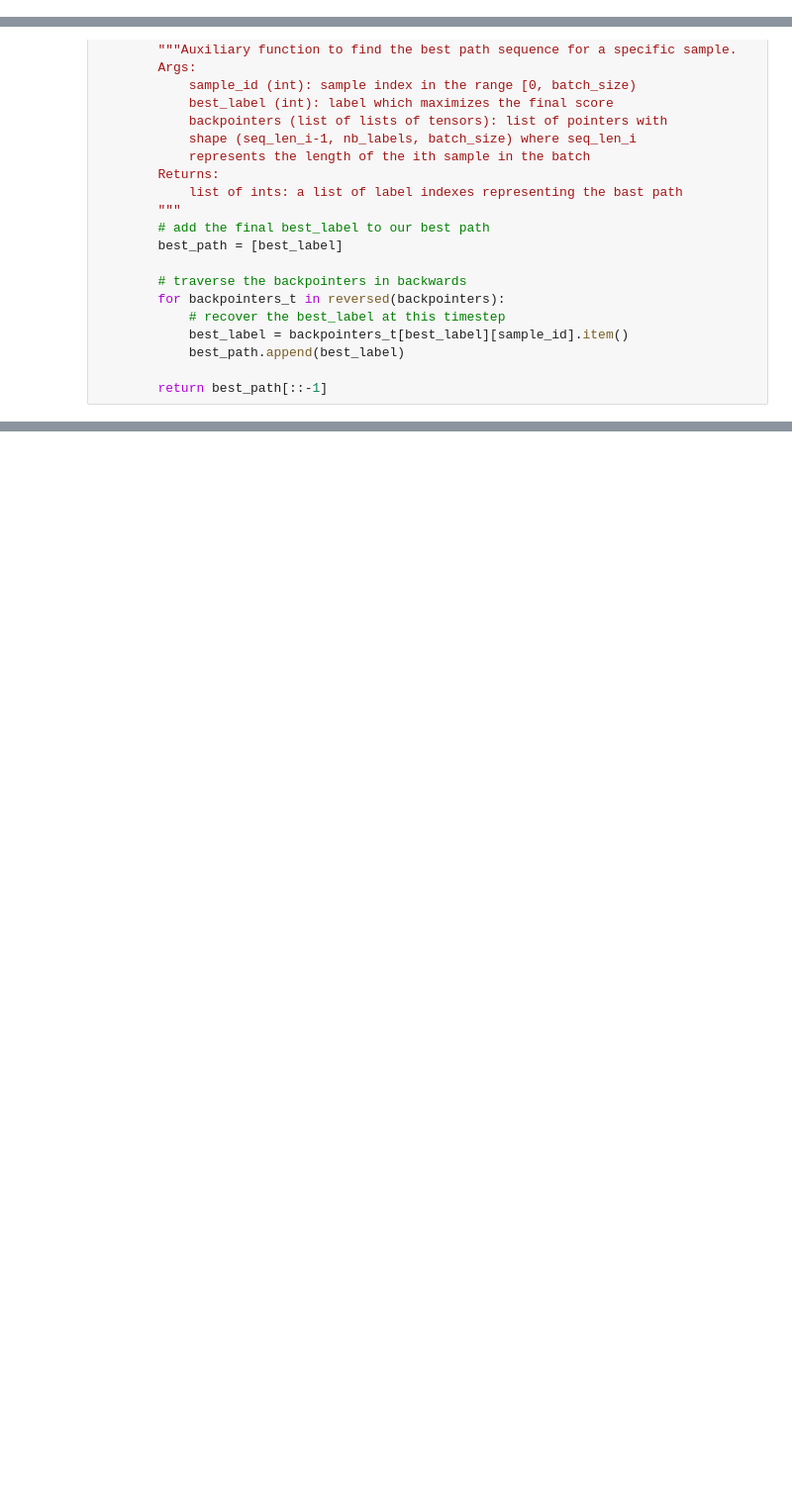
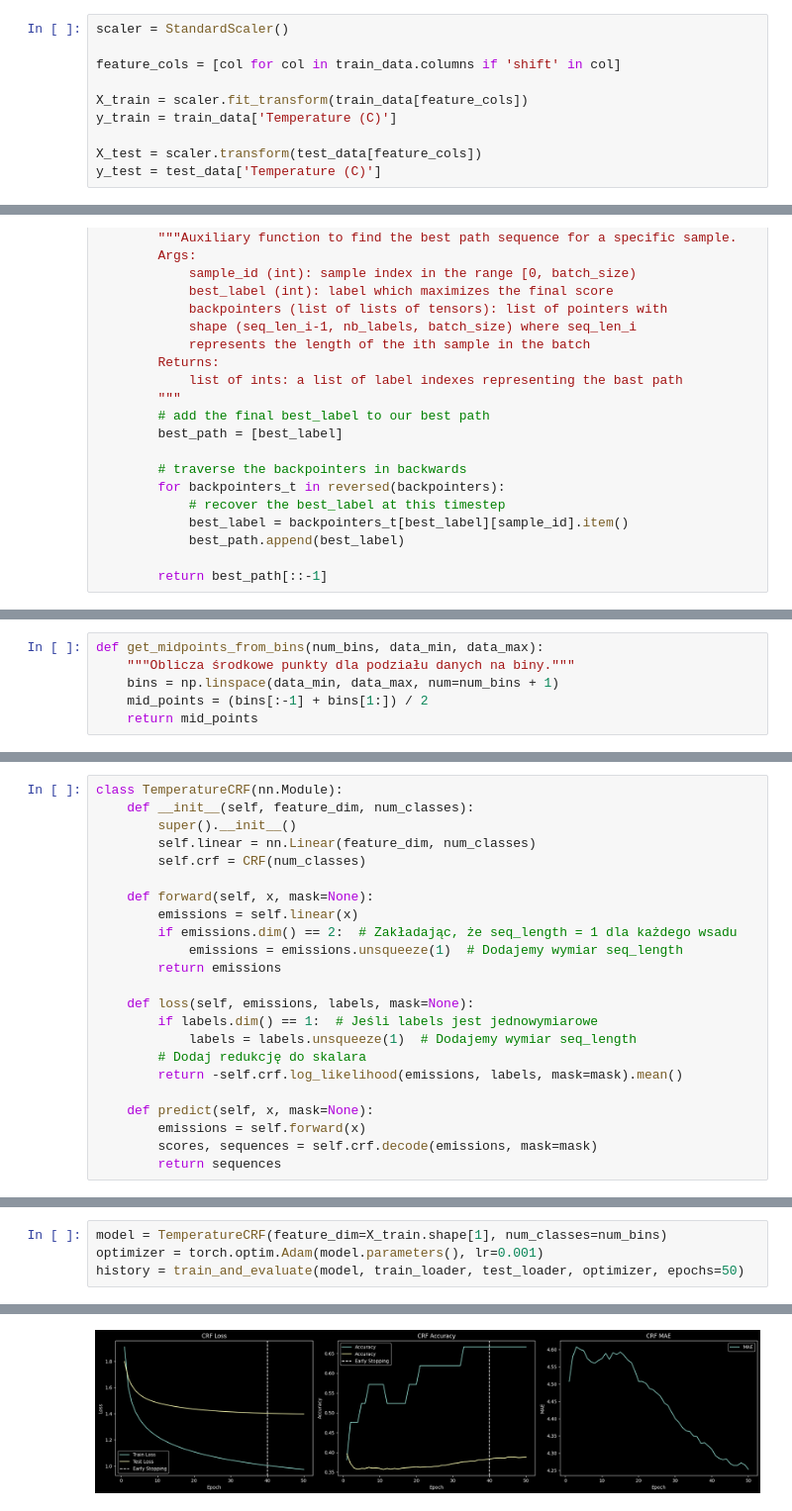
Before and after one commit to paltdariusz/pgm_project, a Jupyter notebook: CRF/CRF.ipynb, the cells around one changed output, grey strips where cells are left out. Shown at 99% size. Saved outputs shown, nothing was run; the diff lists cells and outputs as text; blank space fills up the shorter version.

```diff
--- a/CRF/CRF.ipynb
+++ b/CRF/CRF.ipynb
@@ -31,0 +77,10 @@ df.head()
+# %%
+scaler = StandardScaler()
+
+feature_cols = [col for col in train_data.columns if 'shift' in col]
+
+X_train = scaler.fit_transform(train_data[feature_cols])
+y_train = train_data['Temperature (C)']
+
+X_test = scaler.transform(test_data[feature_cols])
+y_test = test_data['Temperature (C)']
@@ -301,0 +511,6 @@ class SequenceClassifier(nn.Module):
+# %%
+def get_midpoints_from_bins(num_bins, data_min, data_max):
+    """Oblicza środkowe punkty dla podziału danych na biny."""
+    bins = np.linspace(data_min, data_max, num=num_bins + 1)
+    mid_points = (bins[:-1] + bins[1:]) / 2
+    return mid_points
@@ -301,0 +598,23 @@ class SequenceClassifier(nn.Module):
+# %%
+class TemperatureCRF(nn.Module):
+    def __init__(self, feature_dim, num_classes):
+        super().__init__()
+        self.linear = nn.Linear(feature_dim, num_classes)
+        self.crf = CRF(num_classes)
+
+    def forward(self, x, mask=None):
+        emissions = self.linear(x)
+        if emissions.dim() == 2:  # Zakładając, że seq_length = 1 dla każdego wsadu
+            emissions = emissions.unsqueeze(1)  # Dodajemy wymiar seq_length
+        return emissions
+
+    def loss(self, emissions, labels, mask=None):
+        if labels.dim() == 1:  # Jeśli labels jest jednowymiarowe
+            labels = labels.unsqueeze(1)  # Dodajemy wymiar seq_length
+        # Dodaj redukcję do skalara
+        return -self.crf.log_likelihood(emissions, labels, mask=mask).mean()
+
+    def predict(self, x, mask=None):
+        emissions = self.forward(x)
+        scores, sequences = self.crf.decode(emissions, mask=mask)
+        return sequences
@@ -301,0 +706,5 @@ class SequenceClassifier(nn.Module):
+# %%
+model = TemperatureCRF(feature_dim=X_train.shape[1], num_classes=num_bins)
+optimizer = torch.optim.Adam(model.parameters(), lr=0.001)
+history = train_and_evaluate(model, train_loader, test_loader, optimizer, epochs=50)
+# %% [output]
@@ -301,0 +728 @@ class SequenceClassifier(nn.Module):
+[figure, added]
```
Also changed, not shown: parts of 27 cells of this notebook, 3 other files.
